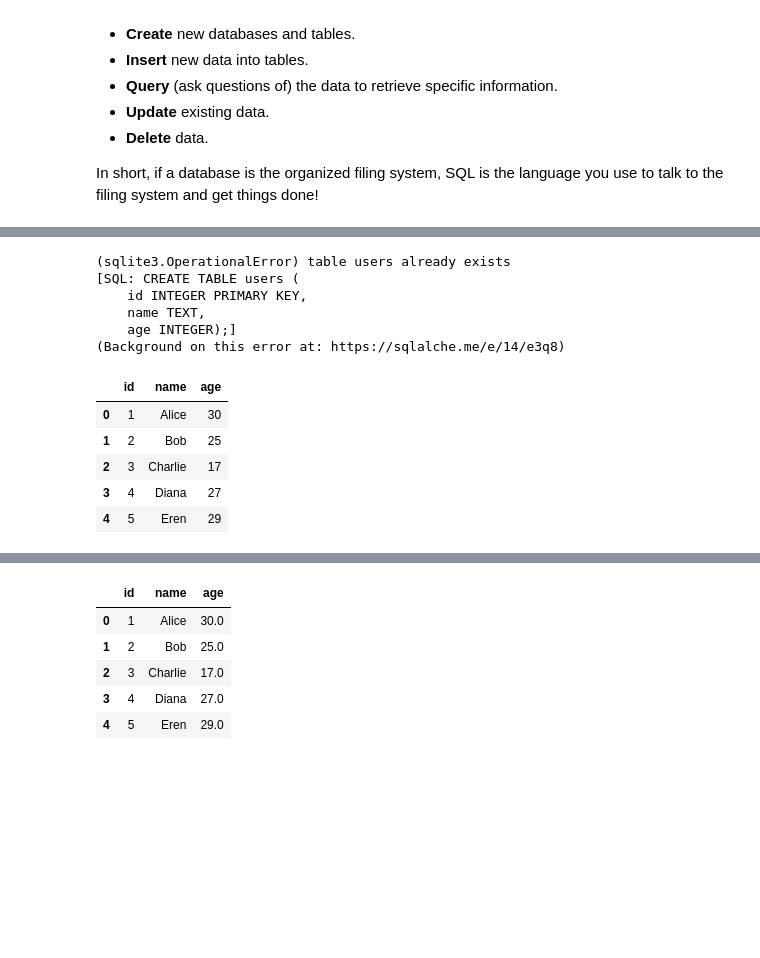
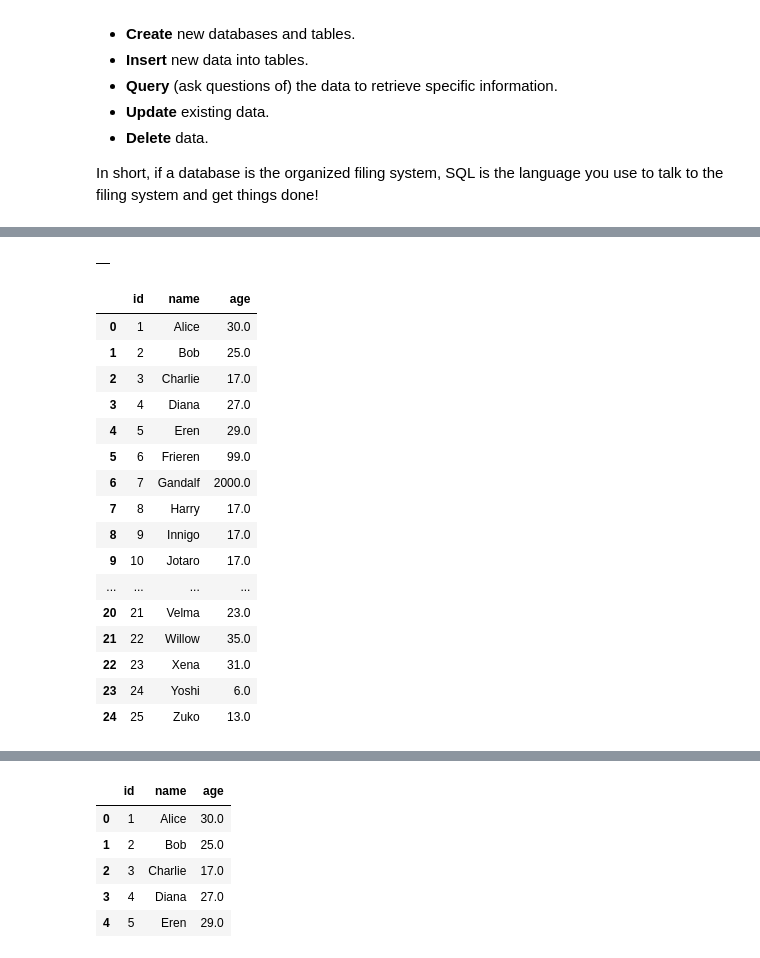
Before and after one commit to JulTob/SQL, a Jupyter notebook: SQL.ipynb, the cells around one changed output, grey strips where cells are left out. Saved outputs shown, nothing was run; the diff lists cells and outputs as text; code cells hidden in the pictures; blank space fills up the shorter version.

```diff
--- a/SQL.ipynb
+++ b/SQL.ipynb
@@ -77,52 +95,54 @@ In short, if a database is the organized filing system, SQL is the language you
 # %%
 %%sql
-CREATE TABLE users (
-    id INTEGER PRIMARY KEY,
-    name TEXT,
-    age INTEGER);
 INSERT INTO users (name, age)
     VALUES ('Alice', 30);
 INSERT INTO users (name, age)
     VALUES ('Bob', 25);
 INSERT INTO users (name, age)
-    VALUES ('Charlie', 17)
-INSERT INTO users (name, age) VALUES ('Diana', 27)
-INSERT INTO users (name, age) VALUES ('Eren', 29)
-INSERT INTO users (name, age) VALUES ('Frieren', 99)
-INSERT INTO users (name, age) VALUES ('Gandalf', 2000)
-INSERT INTO users (name, age) VALUES ('Harry', 17)
-INSERT INTO users (name, age) VALUES ('Innigo', 17)
-INSERT INTO users (name, age) VALUES ('Jotaro', 17)
-INSERT INTO users (name, age) VALUES ('Katniss', 16)
-INSERT INTO users (name, age) VALUES ('Logan', 17)
-INSERT INTO users (name, age) VALUES ('Mario', NULL)
-INSERT INTO users (name, age) VALUES ('Naruto', 16)
-INSERT INTO users (name, age) VALUES ('Ororo', 23)
-INSERT INTO users (name, age) VALUES ('Peter', 16)
-INSERT INTO users (name, age) VALUES ('Roronoa', 19)
-INSERT INTO users (name, age) VALUES ('Sakura', 16)
-INSERT INTO users (name, age) VALUES ('Tintin', 25)
-INSERT INTO users (name, age) VALUES ('Usopp', 17)
-INSERT INTO users (name, age) VALUES ('Velma', 23)
-INSERT INTO users (name, age) VALUES ('Willow', 35)
-INSERT INTO users (name, age) VALUES ('Xena', 31)
-INSERT INTO users (name, age) VALUES ('Yoshi', 6)
-INSERT INTO users (name, age) VALUES ('Zuko', 13)
+    VALUES ('Charlie', 17);
+INSERT INTO users (name, age) VALUES ('Diana', 27);
+INSERT INTO users (name, age) VALUES ('Eren', 29);
+INSERT INTO users (name, age) VALUES ('Frieren', 99);
+INSERT INTO users (name, age) VALUES ('Gandalf', 2000);
+INSERT INTO users (name, age) VALUES ('Harry', 17);
+INSERT INTO users (name, age) VALUES ('Innigo', 17);
+INSERT INTO users (name, age) VALUES ('Jotaro', 17);
+INSERT INTO users (name, age) VALUES ('Katniss', 16);
+INSERT INTO users (name, age) VALUES ('Logan', 17);
+INSERT INTO users (name, age) VALUES ('Mario', NULL);
+INSERT INTO users (name, age) VALUES ('Naruto', 16);
+INSERT INTO users (name, age) VALUES ('Ororo', 23);
+INSERT INTO users (name, age) VALUES ('Peter', 16);
+INSERT INTO users (name, age) VALUES ('Roronoa', 19);
+INSERT INTO users (name, age) VALUES ('Spike', 28);
+INSERT INTO users (name, age) VALUES ('Tintin', 25);
+INSERT INTO users (name, age) VALUES ('Usopp', 17);
+INSERT INTO users (name, age) VALUES ('Velma', 23);
+INSERT INTO users (name, age) VALUES ('Willow', 35);
+INSERT INTO users (name, age) VALUES ('Xena', 31);
+INSERT INTO users (name, age) VALUES ('Yoshi', 6);
+INSERT INTO users (name, age) VALUES ('Zuko', 13);
 # %% [output]
-(sqlite3.OperationalError) table users already exists
-[SQL: CREATE TABLE users (
-    id INTEGER PRIMARY KEY,
-    name TEXT,
-    age INTEGER);]
-(Background on this error at: https://sqlalche.me/e/14/e3q8)
+|  |
 # %%
 %%sql
-SELECT * FROM users LIMIT 5;
+SELECT * FROM users LIMIT 30;
 # %% [output]
 |  | id | name | age |
-| 0 | 1 | Alice | 30 |
-| 1 | 2 | Bob | 25 |
-| 2 | 3 | Charlie | 17 |
-| 3 | 4 | Diana | 27 |
-| 4 | 5 | Eren | 29 |
+| 0 | 1 | Alice | 30.0 |
+| 1 | 2 | Bob | 25.0 |
+| 2 | 3 | Charlie | 17.0 |
+| 3 | 4 | Diana | 27.0 |
+| 4 | 5 | Eren | 29.0 |
+| 5 | 6 | Frieren | 99.0 |
+| 6 | 7 | Gandalf | 2000.0 |
+| 7 | 8 | Harry | 17.0 |
+| 8 | 9 | Innigo | 17.0 |
+| 9 | 10 | Jotaro | 17.0 |
+| ... | ... | ... | ... |
+| 20 | 21 | Velma | 23.0 |
+| 21 | 22 | Willow | 35.0 |
+| 22 | 23 | Xena | 31.0 |
+| 23 | 24 | Yoshi | 6.0 |
+| 24 | 25 | Zuko | 13.0 |
 # %% [markdown]
```
Also changed, not shown: parts of 85 cells of this notebook.
